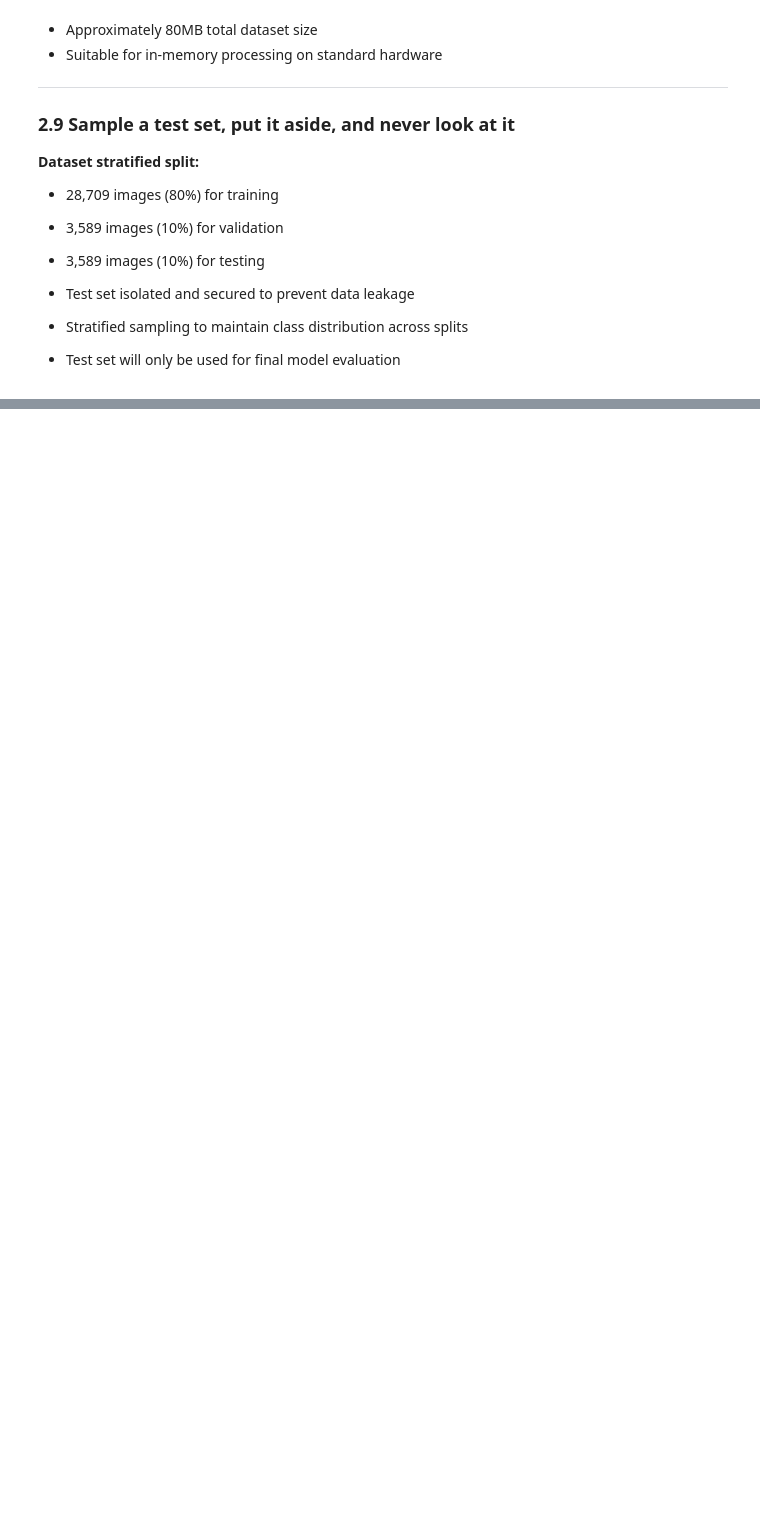
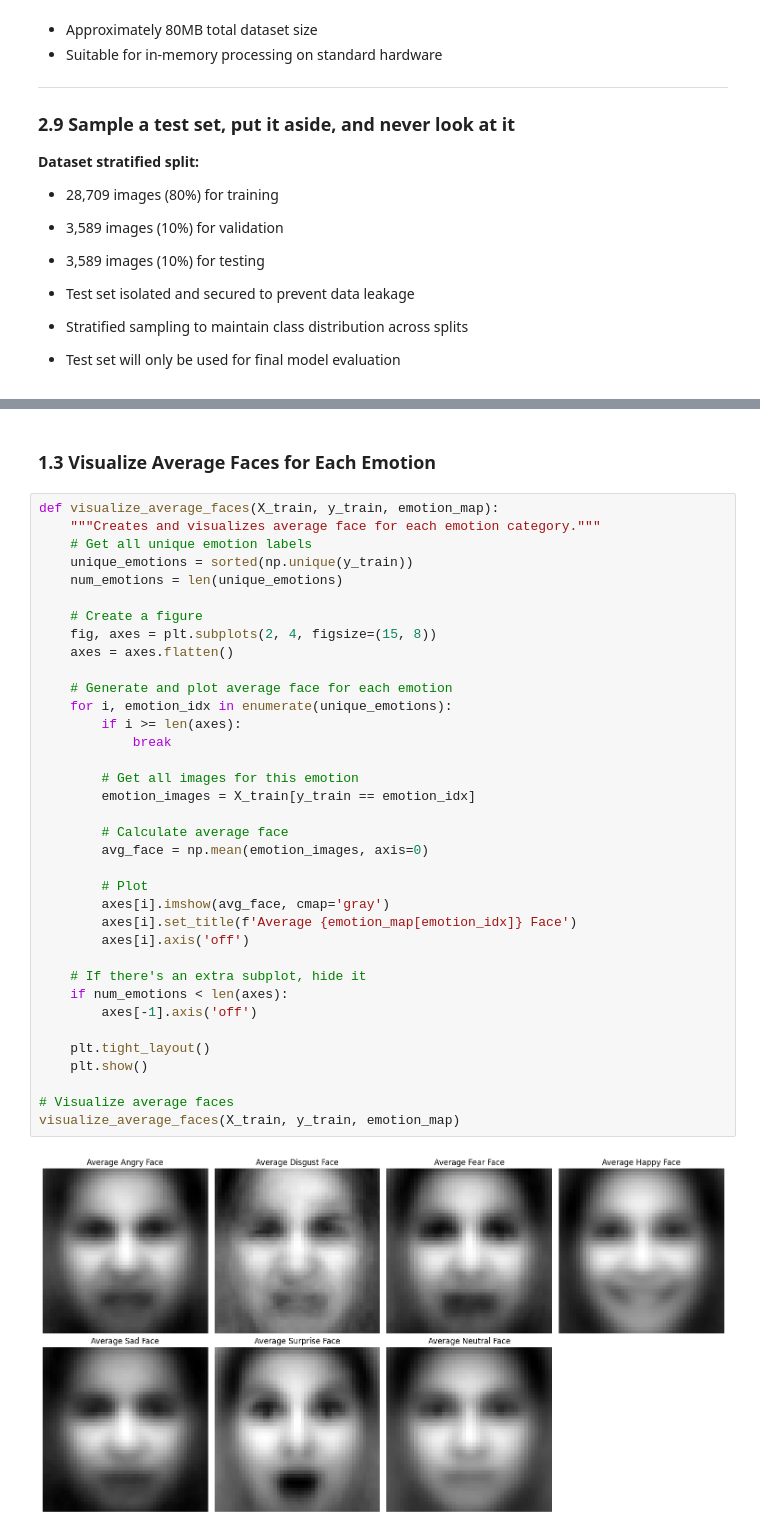
Before and after one commit to Subarashi42/EmotionDetection, a Jupyter notebook: Untitled-1.ipynb, the cells around one changed output, grey strips where cells are left out. Cells and saved outputs as stored; diff of their text form; blank space fills up the shorter version.

```diff
--- a/Untitled-1.ipynb
+++ b/Untitled-1.ipynb
@@ -410,0 +787,40 @@ Error:
+# %% [markdown]
+### 1.3 Visualize Average Faces for Each Emotion
+# %%
+def visualize_average_faces(X_train, y_train, emotion_map):
+    """Creates and visualizes average face for each emotion category."""
+    # Get all unique emotion labels
+    unique_emotions = sorted(np.unique(y_train))
+    num_emotions = len(unique_emotions)
+
+    # Create a figure
+    fig, axes = plt.subplots(2, 4, figsize=(15, 8))
+    axes = axes.flatten()
+
+    # Generate and plot average face for each emotion
+    for i, emotion_idx in enumerate(unique_emotions):
+        if i >= len(axes):
+            break
+
+        # Get all images for this emotion
+        emotion_images = X_train[y_train == emotion_idx]
+
+        # Calculate average face
+        avg_face = np.mean(emotion_images, axis=0)
+
+        # Plot
+        axes[i].imshow(avg_face, cmap='gray')
+        axes[i].set_title(f'Average {emotion_map[emotion_idx]} Face')
+        axes[i].axis('off')
+
+    # If there's an extra subplot, hide it
+    if num_emotions < len(axes):
+        axes[-1].axis('off')
+
+    plt.tight_layout()
+    plt.show()
+
+# Visualize average faces
+visualize_average_faces(X_train, y_train, emotion_map)
+# %% [output]
+[figure, added]
```
Also changed, not shown: parts of 59 cells of this notebook, 1 other file.
